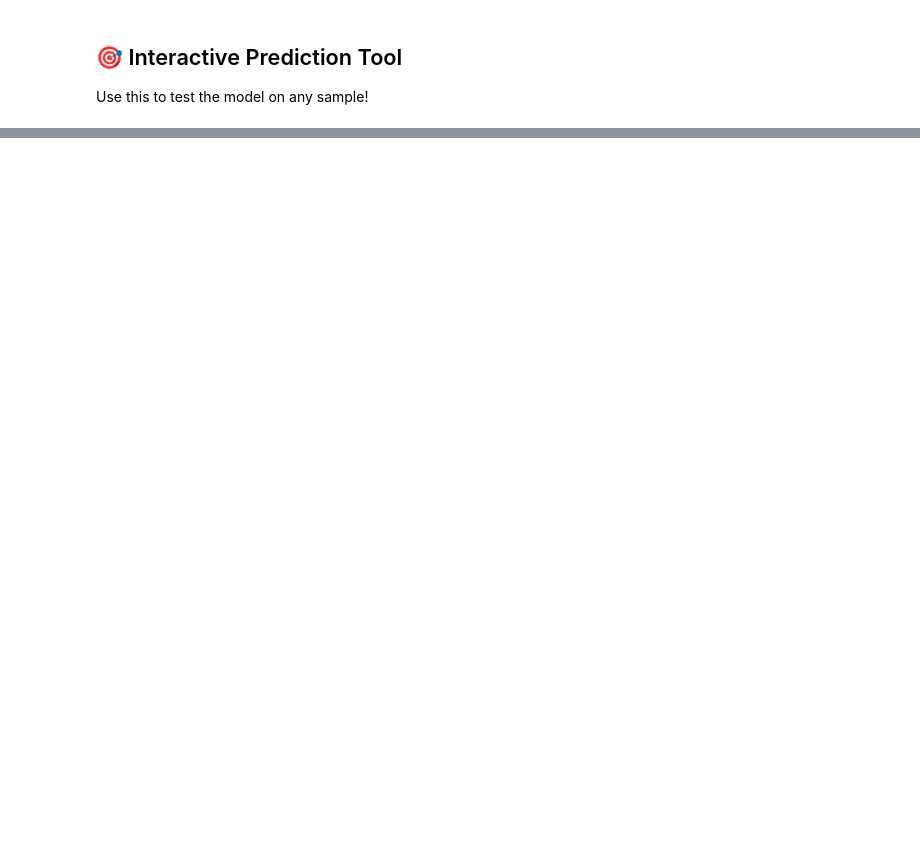
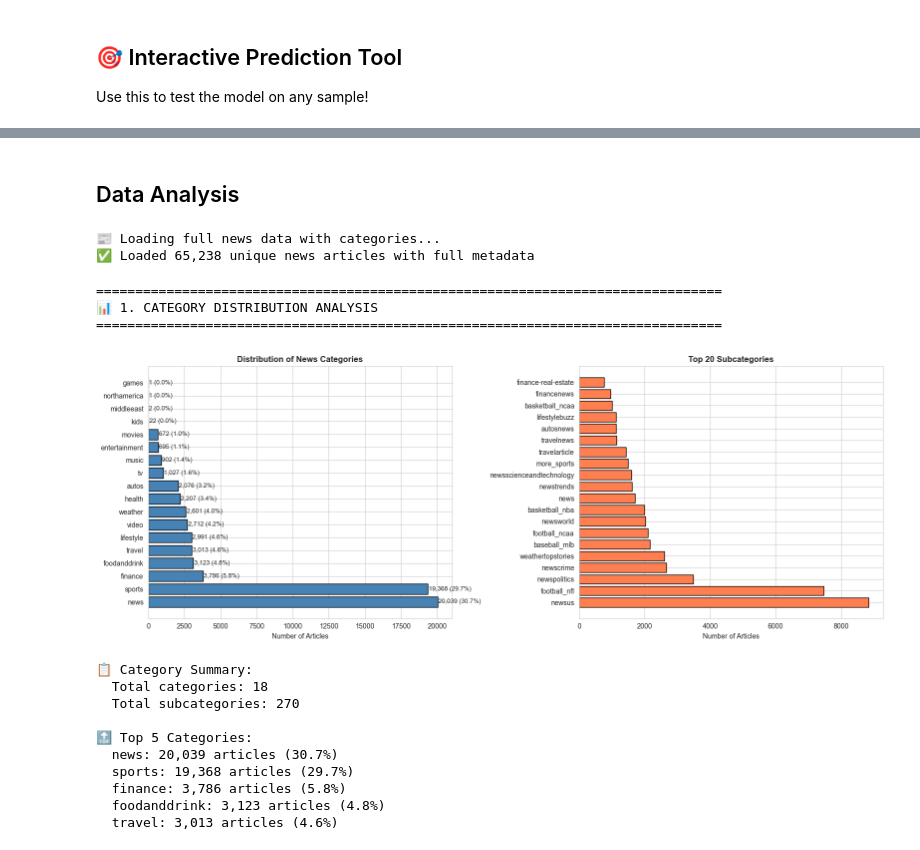
Before and after one commit to MrBigHead2004/mind-news-recommendation, a Jupyter notebook: mind_news_rec.ipynb, the cells around one changed output, grey strips where cells are left out. Saved outputs shown, nothing was run; the diff lists cells and outputs as text; code cells hidden in the pictures; blank space fills up the shorter version.

```diff
--- a/mind_news_rec.ipynb
+++ b/mind_news_rec.ipynb
@@ -1605,0 +1560,70 @@ config['DEVICE'] = torch.device('cuda')
+# %% [markdown]
+## Data Analysis
+# %%
+## 📊 COMPREHENSIVE DATASET ANALYSIS
+
+### Load Full News Data with Categories
+print("📰 Loading full news data with categories...")
+
+# Load news with all relevant columns
+news_full_train = pd.read_csv(config['NEWS_TRAIN_PATH'], sep='\t', header=None,
+                               names=['news_id', 'category', 'subcategory', 'title', 'abstract', 'url', 'title_entities', 'abstract_entities'])
+news_full_val = pd.read_csv(config['NEWS_VAL_PATH'], sep='\t', header=None,
+                             names=['news_id', 'category', 'subcategory', 'title', 'abstract', 'url', 'title_entities', 'abstract_entities'])
+
+# Combine and deduplicate
+news_full = pd.concat([news_full_train, news_full_val]).drop_duplicates(subset=['news_id'])
+print(f"✅ Loaded {len(news_full):,} unique news articles with full metadata")
+
+# Create news_id to category/subcategory mappings
+news_to_category = news_full.set_index('news_id')['category'].to_dict()
+news_to_subcategory = news_full.set_index('news_id')['subcategory'].to_dict()
+# %% [output]
+📰 Loading full news data with categories...
+✅ Loaded 65,238 unique news articles with full metadata
+# %%
+### 📊 1. Category Distribution Analysis
+print("="*80)
+print("📊 1. CATEGORY DISTRIBUTION ANALYSIS")
+print("="*80)
+
+fig, axes = plt.subplots(1, 2, figsize=(16, 6))
+
+# Category distribution
+category_counts = news_full['category'].value_counts()
+axes[0].barh(category_counts.index, category_counts.values, color='steelblue', edgecolor='black')
+axes[0].set_xlabel('Number of Articles')
+axes[0].set_title('Distribution of News Categories', fontsize=12, fontweight='bold')
+for i, v in enumerate(category_counts.values):
+    axes[0].text(v + 50, i, f'{v:,} ({v/len(news_full)*100:.1f}%)', va='center', fontsize=9)
+
+# Top 20 subcategories
+subcategory_counts = news_full['subcategory'].value_counts().head(20)
+axes[1].barh(subcategory_counts.index, subcategory_counts.values, color='coral', edgecolor='black')
+axes[1].set_xlabel('Number of Articles')
+axes[1].set_title('Top 20 Subcategories', fontsize=12, fontweight='bold')
+
+plt.tight_layout()
+plt.show()
+
+print(f"\n📋 Category Summary:")
+print(f"  Total categories: {news_full['category'].nunique()}")
+print(f"  Total subcategories: {news_full['subcategory'].nunique()}")
+print(f"\n🔝 Top 5 Categories:")
+for cat, count in category_counts.head(5).items():
+    print(f"  {cat}: {count:,} articles ({count/len(news_full)*100:.1f}%)")
+# %% [output]
+================================================================================
+📊 1. CATEGORY DISTRIBUTION ANALYSIS
+================================================================================
+[figure, added]
+📋 Category Summary:
+  Total categories: 18
+  Total subcategories: 270
+
+🔝 Top 5 Categories:
+  news: 20,039 articles (30.7%)
+  sports: 19,368 articles (29.7%)
+  finance: 3,786 articles (5.8%)
+  foodanddrink: 3,123 articles (4.8%)
+  travel: 3,013 articles (4.6%)
```
Also changed, not shown: parts of 21 cells of this notebook.
